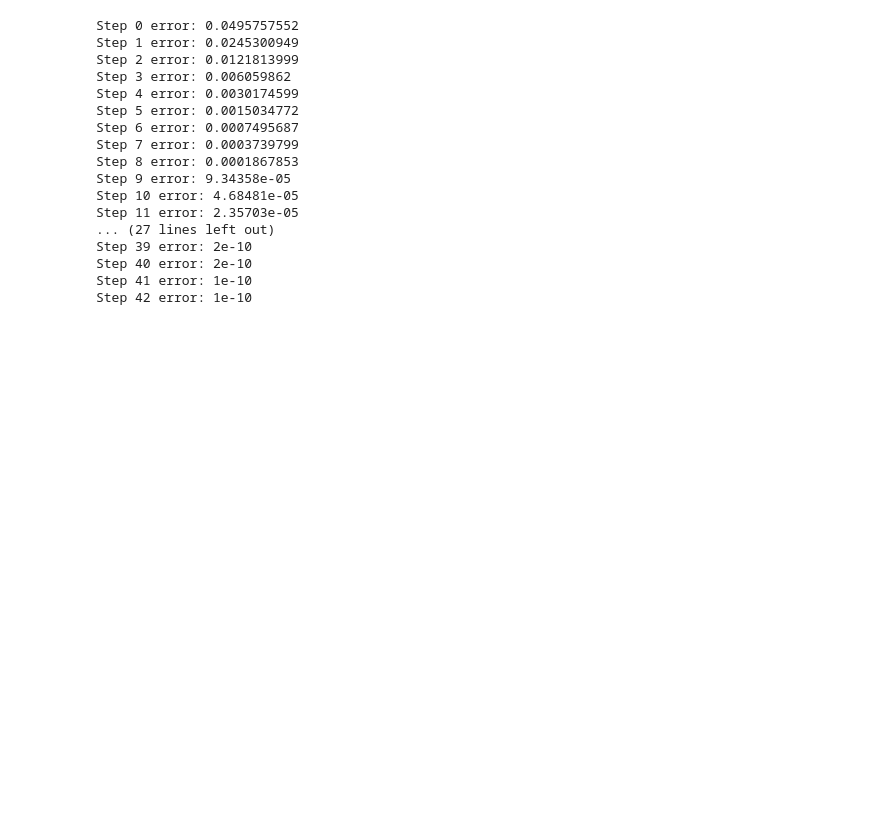
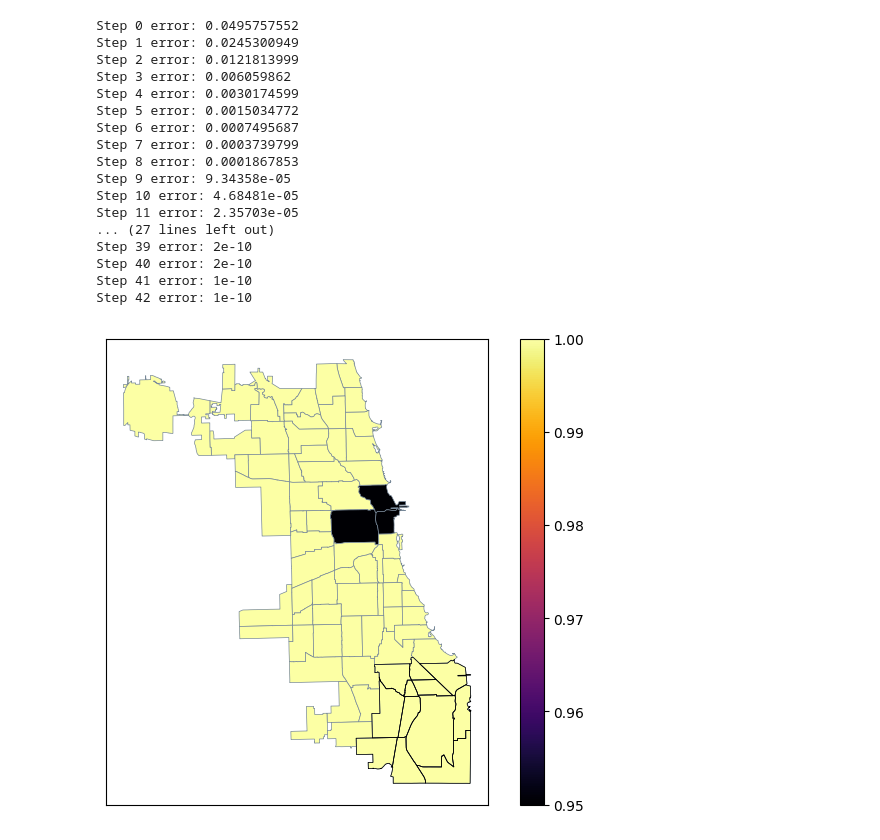
Before and after one commit to connachermurphy/qsm-chicago, a Jupyter notebook: analysis/model_A.ipynb, the cells around one changed output. Saved outputs shown, nothing was run; the diff lists cells and outputs as text; code cells hidden in the pictures; blank space fills up the shorter version.

```diff
--- a/analysis/model_A.ipynb
+++ b/analysis/model_A.ipynb
@@ -302,4 +336,27 @@ Step 39 error: 2e-10
 Step 40 error: 2e-10
 Step 41 error: 1e-10
 Step 42 error: 1e-10
+# %%
+# Plot the shock (kappa_hat)
+fig, ax = plt.subplots()
+
+transport_shock_shp.plot(
+    column="kappa_hat",
+    legend=True,
+    edgecolor="lightslategray",
+    linewidth=0.5,
+    cmap="inferno",
+    ax=ax,
+)
+transport_shock_shp[transport_shock_shp["far_southeast"] == 1].plot(
+    facecolor="none", edgecolor="black", linewidth=0.5, ax=ax
+)
+
+plt.xticks([])
+plt.yticks([])
+plt.tight_layout(pad=0)
+plt.savefig("../out/trans.png", bbox_inches="tight")
+plt.show()
+# %% [output]
+[figure, added]
 # %%
```
Also changed, not shown: parts of 6 cells of this notebook, 28 other files.
